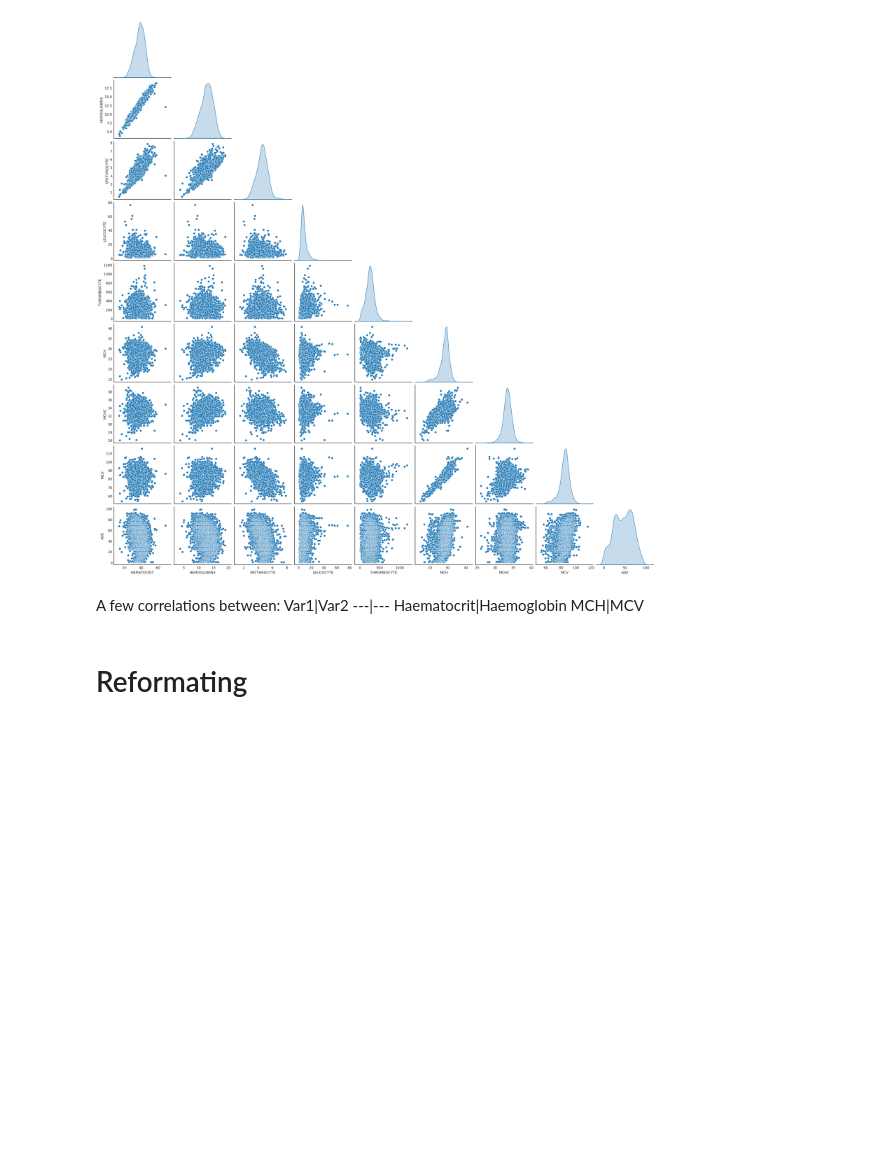
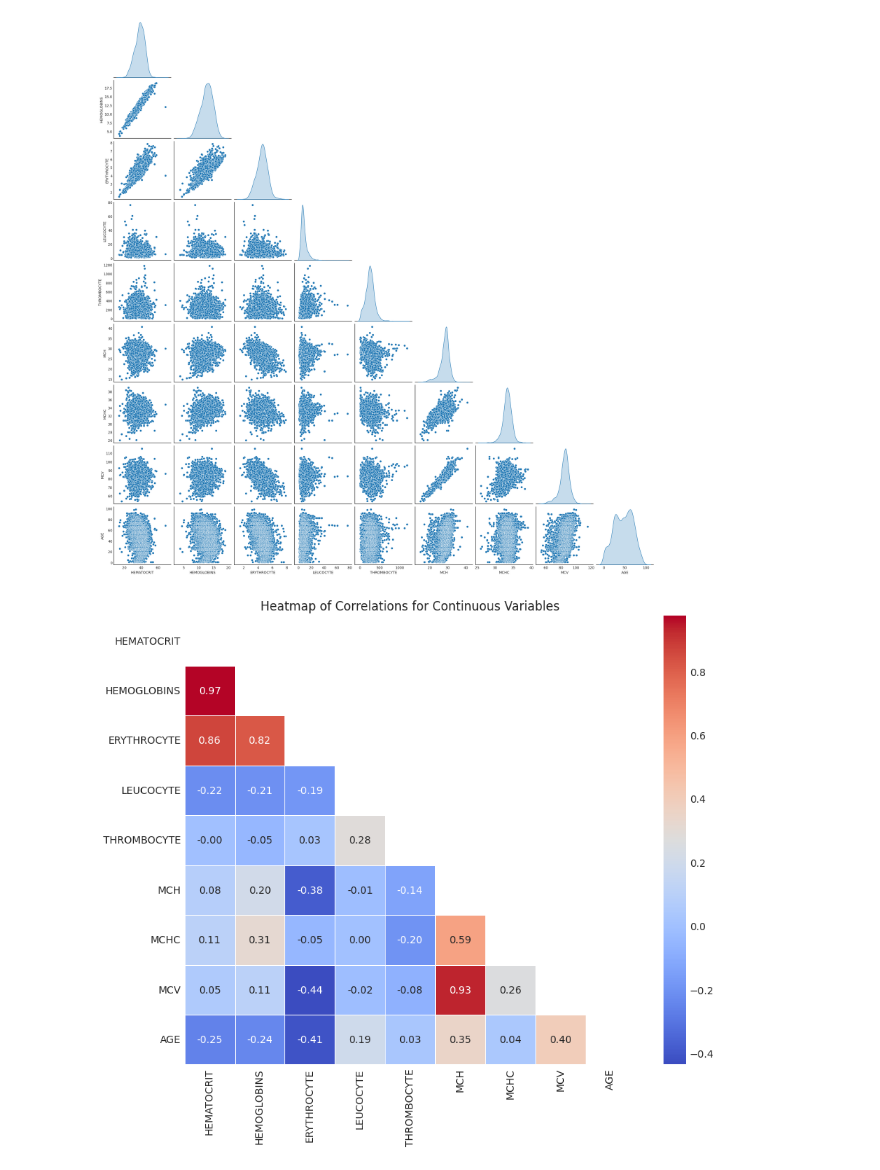
Before and after one commit to leen01/electronic_health_records, a Jupyter notebook: work/patient_treatment/eda.ipynb, the cells around one changed output. Cells and saved outputs as stored; diff of their text form; code cells hidden in the pictures; blank space fills up the shorter version.

```diff
--- a/work/patient_treatment/eda.ipynb
+++ b/work/patient_treatment/eda.ipynb
@@ -401,11 +401,3 @@ sns.pairplot(data, diag_kind="kde", corner=True)
 # %% [output]
 <seaborn.axisgrid.PairGrid at 0x...>
 [figure]
-# %% [markdown]
-A few correlations between:
-Var1|Var2
----|---
-Haematocrit|Haemoglobin
-MCH|MCV
-# %% [markdown]
-# Reformating
@@ -413,0 +404,16 @@ df["SEX"] = df["SEX"].replace({"F": 0, "M": 1})
+# %%
+import numpy as np
+
+# Calculate the correlation matrix
+corr_matrix = data[cont_features].corr()
+
+# Plot the heatmap
+mask = np.triu(np.ones_like(corr_matrix, dtype=bool))
+plt.figure(figsize=(10, 8))
+sns.heatmap(
+    corr_matrix, annot=True, cmap="coolwarm", fmt=".2f", linewidths=0.5, mask=mask
+)
+plt.title("Heatmap of Correlations for Continuous Variables")
+plt.show()
+# %% [output]
+[figure, added]
```
Also changed, not shown: parts of 8 cells of this notebook, 20 other files.
